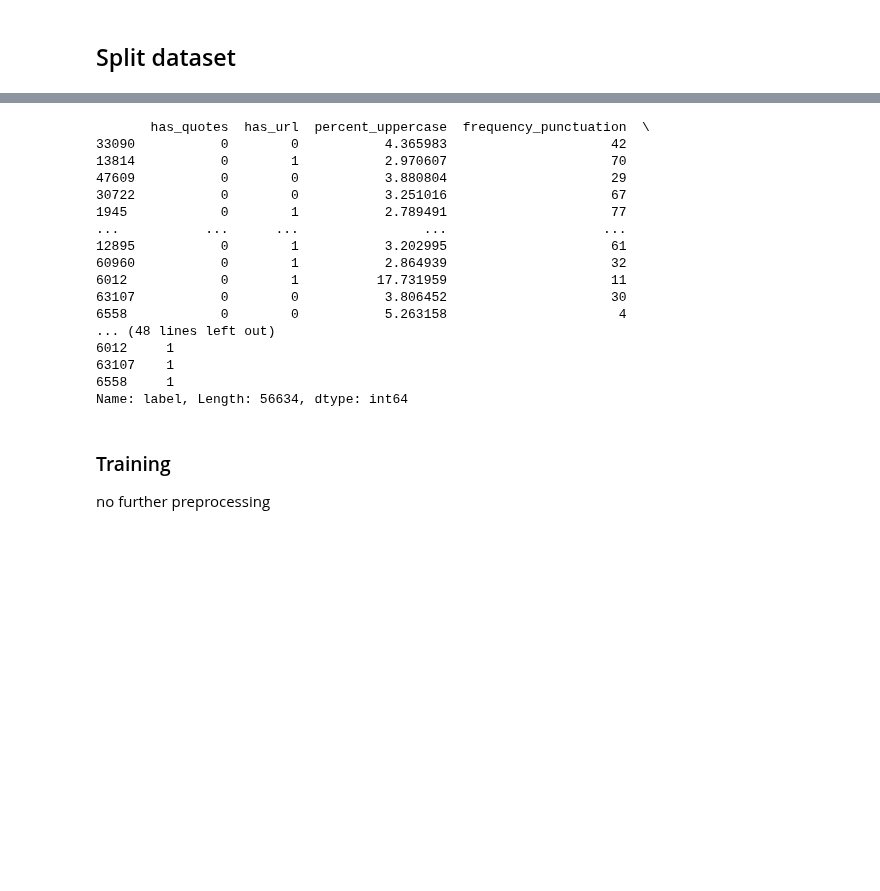
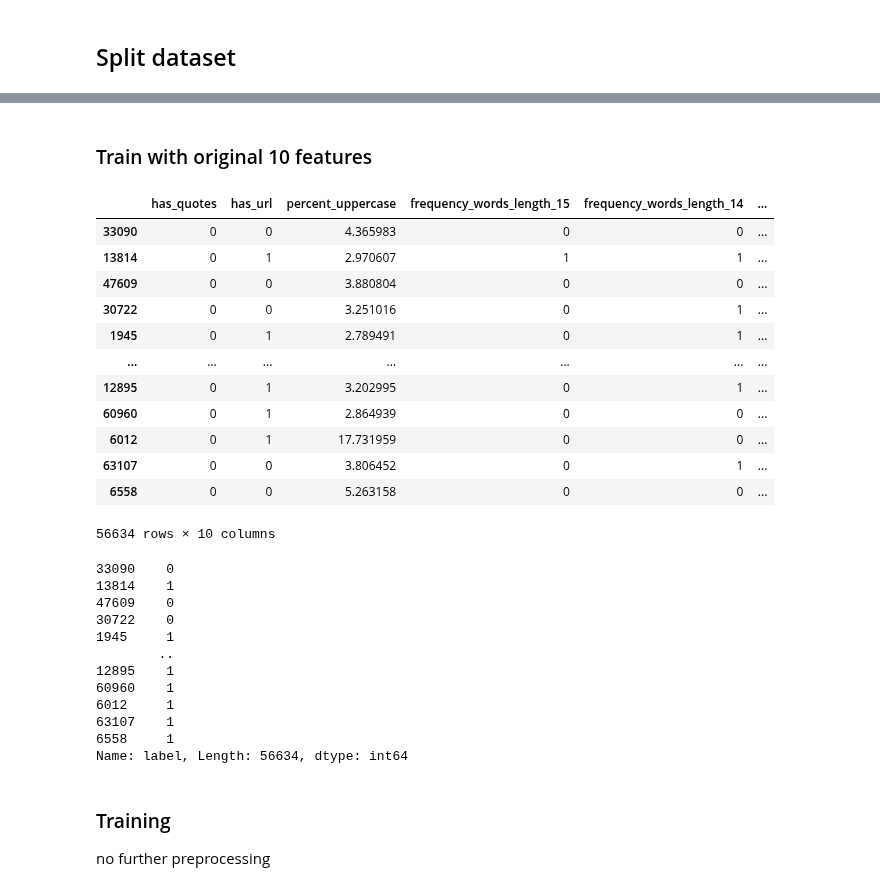
Before and after one commit to Leelexuan/WELFake_AI_Project, a Jupyter notebook: models/rf/RF_stylo_iter1.ipynb, the cells around one changed output, grey strips where cells are left out. Cells and saved outputs as stored; diff of their text form; code cells hidden in the pictures; blank space fills up the shorter version.

```diff
--- a/models/rf/RF_stylo_iter1.ipynb
+++ b/models/rf/RF_stylo_iter1.ipynb
@@ -57,32 +57,44 @@ print(df)
+# %% [markdown]
+### Train with original 10 features
 # %%
 from sklearn.model_selection import train_test_split
 
+features_orig_10 = ['has_quotes', 'has_url', 'percent_uppercase', 'frequency_words_length_15', 'frequency_words_length_14', 'frequency_words_length_12', 'frequency_words_length_11', 'percent_whitespace', 'avg_sentence_length', 'frequency_punctuation']
 seed = 45
 
 y = df["label"]
-x = df.drop(labels=["label", "text"], axis=1)
+x = df[features_orig_10]
 
 x_train, x_test, y_train, y_test = train_test_split(x, y, test_size=0.2, random_state=seed)
 
-print(x_train, y_train)
+display(x_train)
+display(y_train)
 # %% [output]
+|  | has_quotes | has_url | percent_uppercase | frequency_words_length_15 | frequency_words_length_14 | ... |
+| 33090 | 0 | 0 | 4.365983 | 0 | 0 | ... |
+| 13814 | 0 | 1 | 2.970607 | 1 | 1 | ... |
+| 47609 | 0 | 0 | 3.880804 | 0 | 0 | ... |
+| 30722 | 0 | 0 | 3.251016 | 0 | 1 | ... |
+| 1945 | 0 | 1 | 2.789491 | 0 | 1 | ... |
+| ... | ... | ... | ... | ... | ... | ... |
+| 12895 | 0 | 1 | 3.202995 | 0 | 1 | ... |
+| 60960 | 0 | 1 | 2.864939 | 0 | 0 | ... |
+| 6012 | 0 | 1 | 17.731959 | 0 | 0 | ... |
+| 63107 | 0 | 0 | 3.806452 | 0 | 1 | ... |
+| 6558 | 0 | 0 | 5.263158 | 0 | 0 | ... |
-       has_quotes  has_url  percent_uppercase  frequency_punctuation  \
-33090           0        0           4.365983                     42
-13814           0        1           2.970607                     70
-47609           0        0           3.880804                     29
-30722           0        0           3.251016                     67
-1945            0        1           2.789491                     77
-...           ...      ...                ...                    ...
-12895           0        1           3.202995                     61
-60960           0        1           2.864939                     32
-6012            0        1          17.731959                     11
-63107           0        0           3.806452                     30
-6558            0        0           5.263158                      4
-... (48 lines left out)
-6012     1
-63107    1
-6558     1
-Name: label, Length: 56634, dtype: int64
+56634 rows × 10 columns
+33090    0
+13814    1
+47609    0
+30722    0
+1945     1
+        ..
+12895    1
+60960    1
+6012     1
+63107    1
+6558     1
+Name: label, Length: 56634, dtype: int64
 # %% [markdown]
 ### Training
 
```
Also changed, not shown: parts of 8 cells of this notebook, 2 other files.
